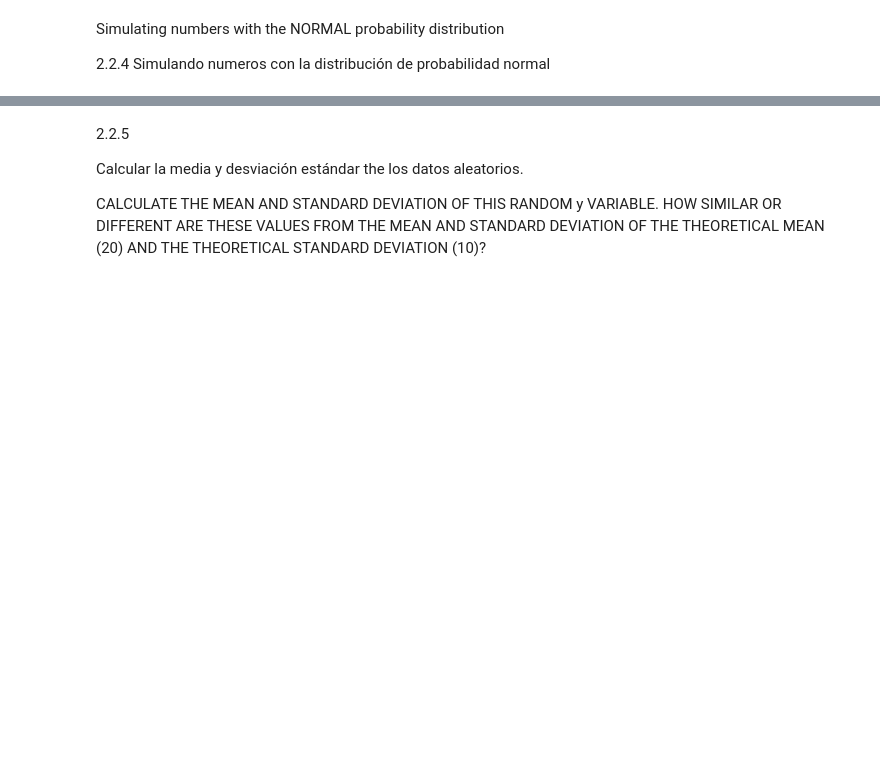
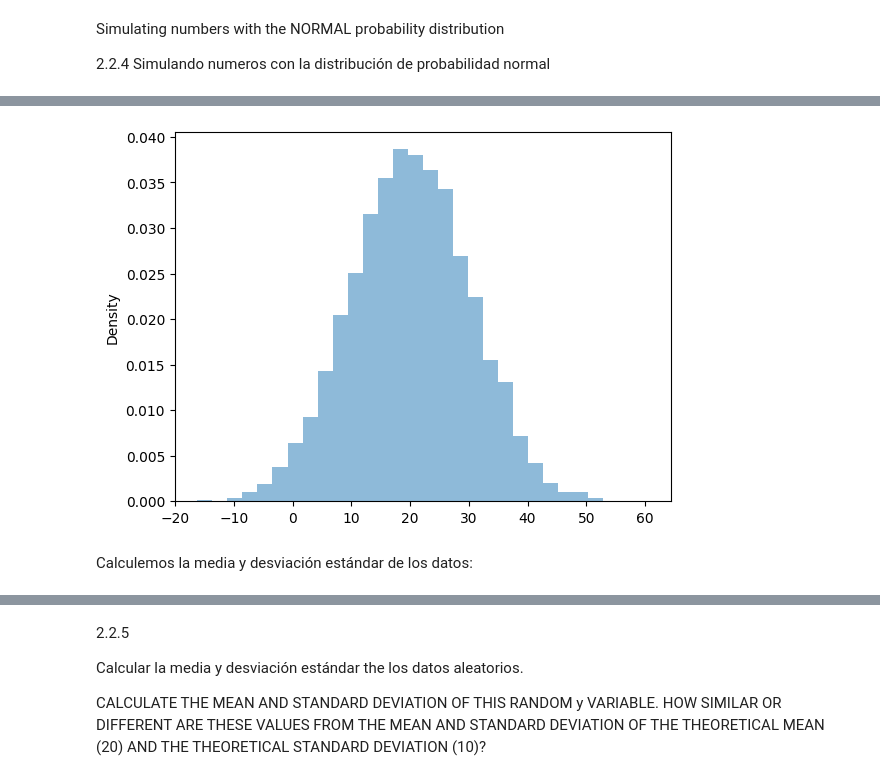
Before and after one commit to FerminMendez/AlgoritmosAvanzados, a Jupyter notebook: Workshop2_Advanced_Statistics.ipynb, the cells around one changed output, grey strips where cells are left out. Drawn from its saved outputs; the diff is of its cells as text; code cells hidden in the pictures; blank space fills up the shorter version.

```diff
--- a/Workshop2_Advanced_Statistics.ipynb
+++ b/Workshop2_Advanced_Statistics.ipynb
@@ -169,0 +185,11 @@ plt.show()
+# %%
+# clear the plot space:
+plt.clf()
+# Define the probability type of function as uniform (probability space)
+P = Normal(mean=20, sd=10)
+# Define Y as a random variable of the type P (normal)
+Y =RV(P)
+
+# Simulate 10,000 values of Y and save the in the x array:
+y=Y.sim(10000)
+print(y)
@@ -169,0 +210,7 @@ plt.show()
+# %%
+y.plot()
+plt.show()
+# %% [output]
+[figure, added]
+# %% [markdown]
+Calculemos la media y desviación estándar de los datos:
```
Also changed, not shown: parts of 40 cells of this notebook.
